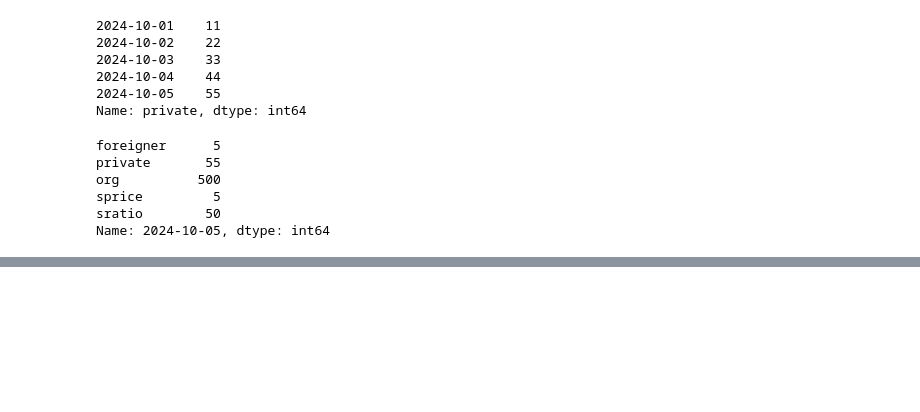
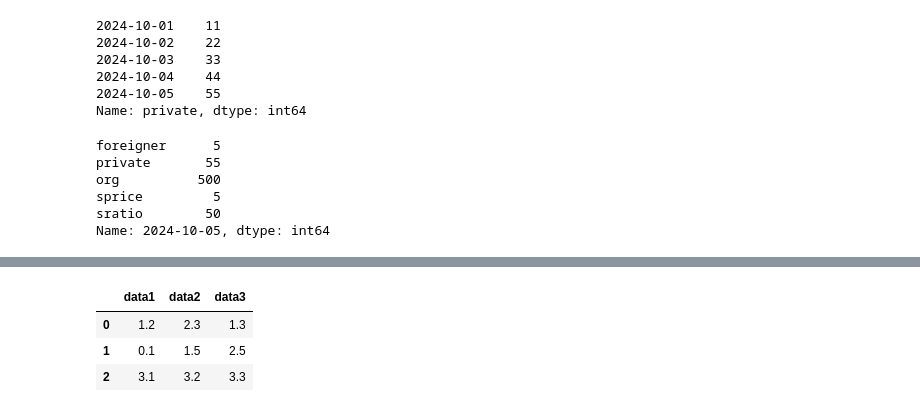
Before and after one commit to yangbeng/python241021, a Jupyter notebook: DemoPandas.ipynb, the cells around one changed output, grey strips where cells are left out. Saved outputs shown, nothing was run; the diff lists cells and outputs as text; code cells hidden in the pictures; blank space fills up the shorter version.

```diff
--- a/DemoPandas.ipynb
+++ b/DemoPandas.ipynb
@@ -84,0 +143,9 @@ Name: 2024-10-05, dtype: int64
+# %%
+# 구분자가 공백문자
+df3 = pd.read_table("ex3.txt", sep="\s+")
+df3
+# %% [output]
+|  | data1 | data2 | data3 |
+| 0 | 1.2 | 2.3 | 1.3 |
+| 1 | 0.1 | 1.5 | 2.5 |
+| 2 | 3.1 | 3.2 | 3.3 |
```
Also changed, not shown: parts of 8 cells of this notebook, 16 other files.
